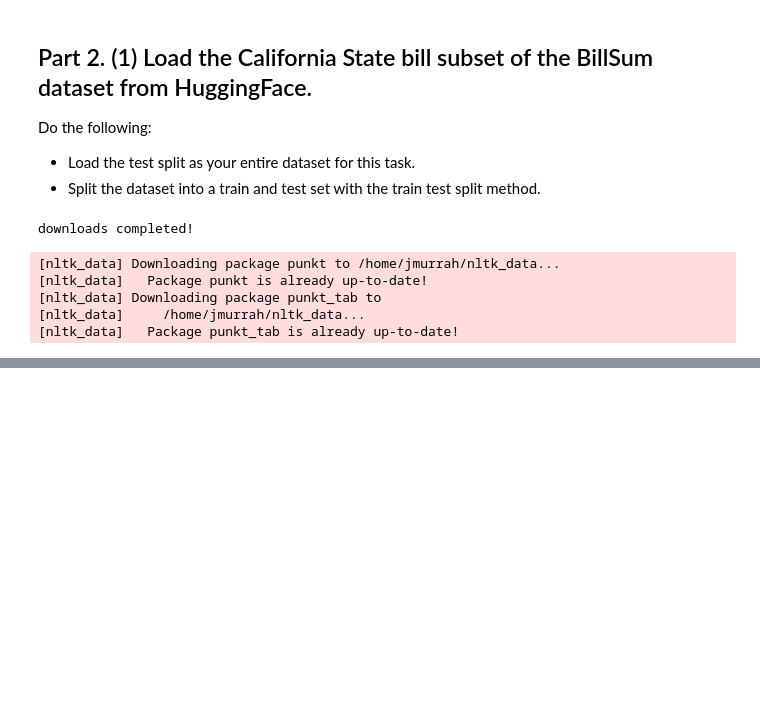
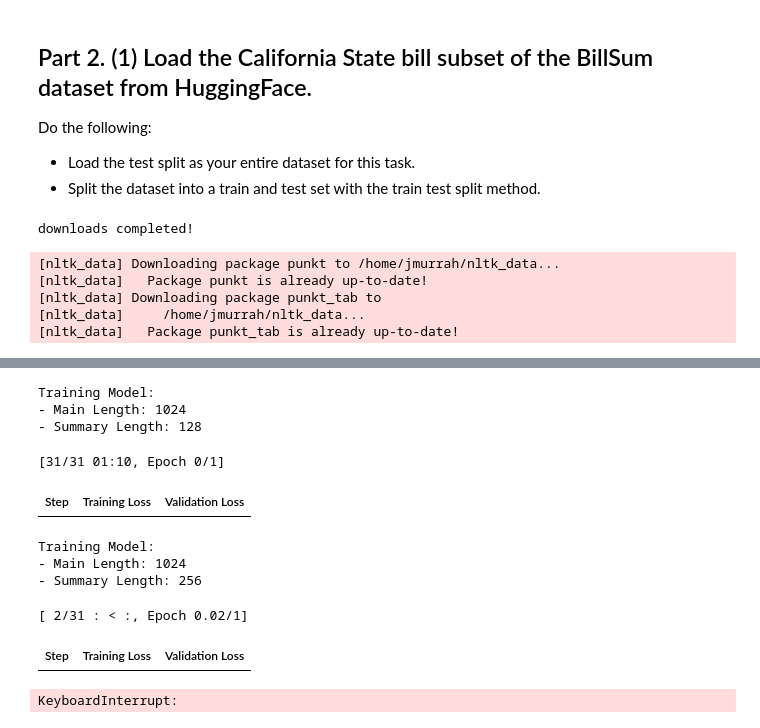
Before and after one commit to jmurrah/COMP-5630, a Jupyter notebook: assignment_3/assignment_3.ipynb, the cells around one changed output, grey strips where cells are left out. Saved outputs shown, nothing was run; the diff lists cells and outputs as text; code cells hidden in the pictures; blank space fills up the shorter version.

```diff
--- a/assignment_3/assignment_3.ipynb
+++ b/assignment_3/assignment_3.ipynb
@@ -691,0 +594,17 @@ Final evaluation results:
+# %%
+# train model with specified max tokenization lengths
+def train_model(input_max_length, summary_max_length):
+    tokenized_billsum = billsum.map(
+        get_preprocess_function(input_max_length, summary_max_length), batched=True
+    )
+    processor = Seq2SeqProcessor(tokenizer)
+    trainer = Seq2SeqTrainer(
+      model=model,
+      args=training_args,
+      train_dataset=tokenized_billsum["train"],
+      eval_dataset=tokenized_billsum["test"],
+      processing_class=processor,
+      data_collator=data_collator,
+      compute_metrics=compute_metrics,
+    )
+    trainer.train(resume_from_checkpoint=False)
@@ -692,3 +628,38 @@ Final evaluation results:
+# %%
+# varying the input sequence length by truncating main text and summary text
+for main_length in [1024, 2048]:
+    for summary_length in [128, 256]:
+        print("Training Model:")
+        print(f"- Main Length: {main_length}")
+        print(f"- Summary Length: {summary_length}")
+        training_args = Seq2SeqTrainingArguments(
+            output_dir=f"billsum_model_{main_length}_{summary_length}",
+            eval_strategy="steps",
+            eval_steps=100,
+            learning_rate=2e-5,
+            per_device_train_batch_size=8,
+            per_device_eval_batch_size=8,
+            num_train_epochs=1,
+            predict_with_generate=True,
+            save_total_limit=1,
+            report_to=["none"],
+            logging_steps=50,
+            generation_max_length=summary_length,
+            optim="adamw_torch",
+        )
+        train_model(main_length, summary_length)
+# %% [output]
+Training Model:
+- Main Length: 1024
+- Summary Length: 128
+[31/31 01:10, Epoch 0/1]
+| Step | Training Loss | Validation Loss |
+Training Model:
+- Main Length: 1024
+- Summary Length: 256
+[ 2/31 : < :, Epoch 0.02/1]
+| Step | Training Loss | Validation Loss |
+KeyboardInterrupt:
 # %%
 configurations = [
     # Test different RNN types
```
Also changed, not shown: parts of 14 cells of this notebook, 1 other file.
